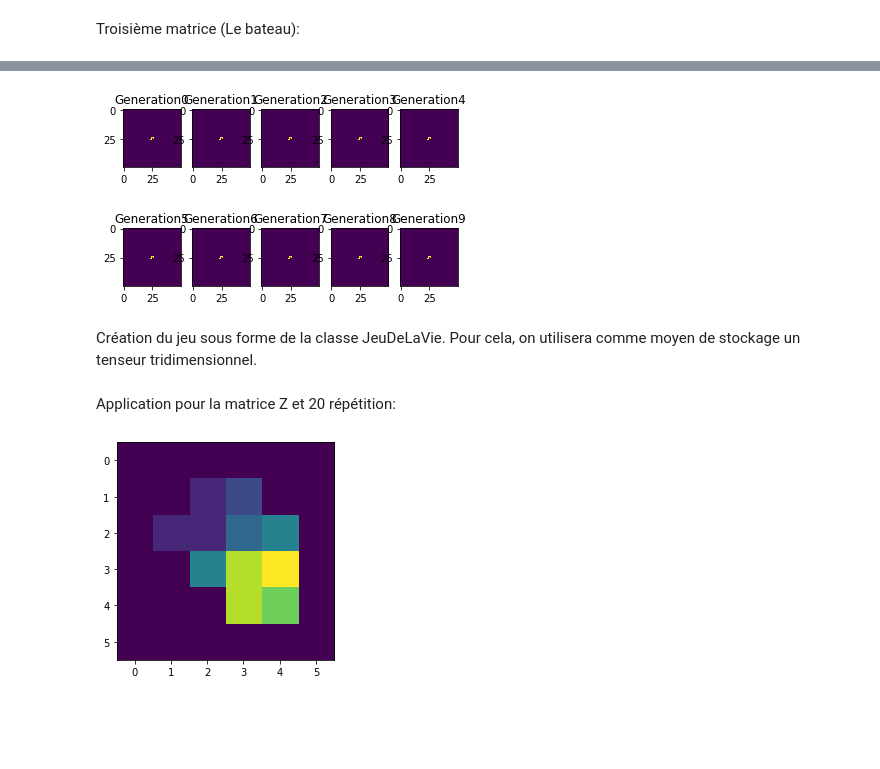
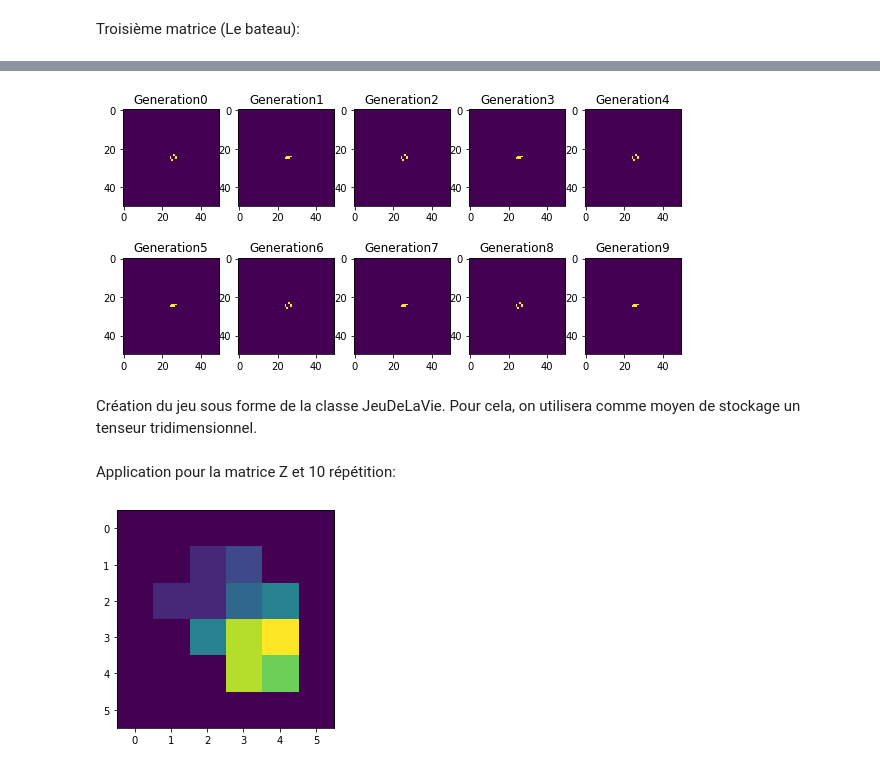
Before and after one commit to selenaiskounen/Jeu_de_la_vie, a Jupyter notebook: HMMA238_TP_selenaiskounen.ipynb, the cells around one changed output, grey strips where cells are left out. Cells and saved outputs as stored; diff of their text form; code cells hidden in the pictures; blank space fills up the shorter version.

```diff
--- a/HMMA238_TP_selenaiskounen.ipynb
+++ b/HMMA238_TP_selenaiskounen.ipynb
@@ -143,12 +138,12 @@ Dans ce cas la fonction calcul_nb_voisins_np permet de calculer uniquement le no
 # %% [markdown]
 Application de la fonction calcul_nb_voisins_np à la matrice Z:
 # %%
-Z = [[0,0,0,0,0,0],
+Z = np.array([[0,0,0,0,0,0],
     [0,0,0,1,0,0],
     [0,1,0,1,0,0],
     [0,0,1,1,0,0],
     [0,0,0,0,0,0],
-    [0,0,0,0,0,0]]
+    [0,0,0,0,0,0]])
 
 print(calcul_nb_voisins_np(Z))
 # %% [output]
@@ -287,15 +280,16 @@ Affichage d'une matrice représentant un jeu oscillant de période 2(Le crapeau)
 # %%
 import matplotlib.pyplot as plt
 import numpy as np
 M = np.zeros((50,50))
-M[24,25] = M[25,25] = M[25,26] = M[25,24]=M[26,24]=M[27,24]=1
-
+M[24,25] = M[25,25] = M[25,26] = M[25,24]=M[24,26]=M[24,27]=1
+plt.figure(figsize=(10,5))
 for i in range(10):
     plt.subplot(2,5,i+1)
     plt.imshow(iteration_jeu_np(M))
+    M=iteration_jeu_np(M)
     plt.title("Generation" + str(i))
 # %% [output]
-[figure, old version]
+[figure, new version]
 # %% [markdown]
 Création du jeu sous forme de la classe JeuDeLaVie. Pour cela, on utilisera comme moyen de stockage un tenseur tridimensionnel.
 # %%
@@ -322,7 +316,7 @@ class JeuDeLaVie:
     def plot(self):
         plt.imshow(self.average_life)
 # %% [markdown]
-Application pour la matrice Z et 20 répétition:
+Application pour la matrice Z et 10 répétition:
 # %%
 from matplotlib import animation
 from IPython.display import Image
```
Also changed, not shown: parts of 13 cells of this notebook.
